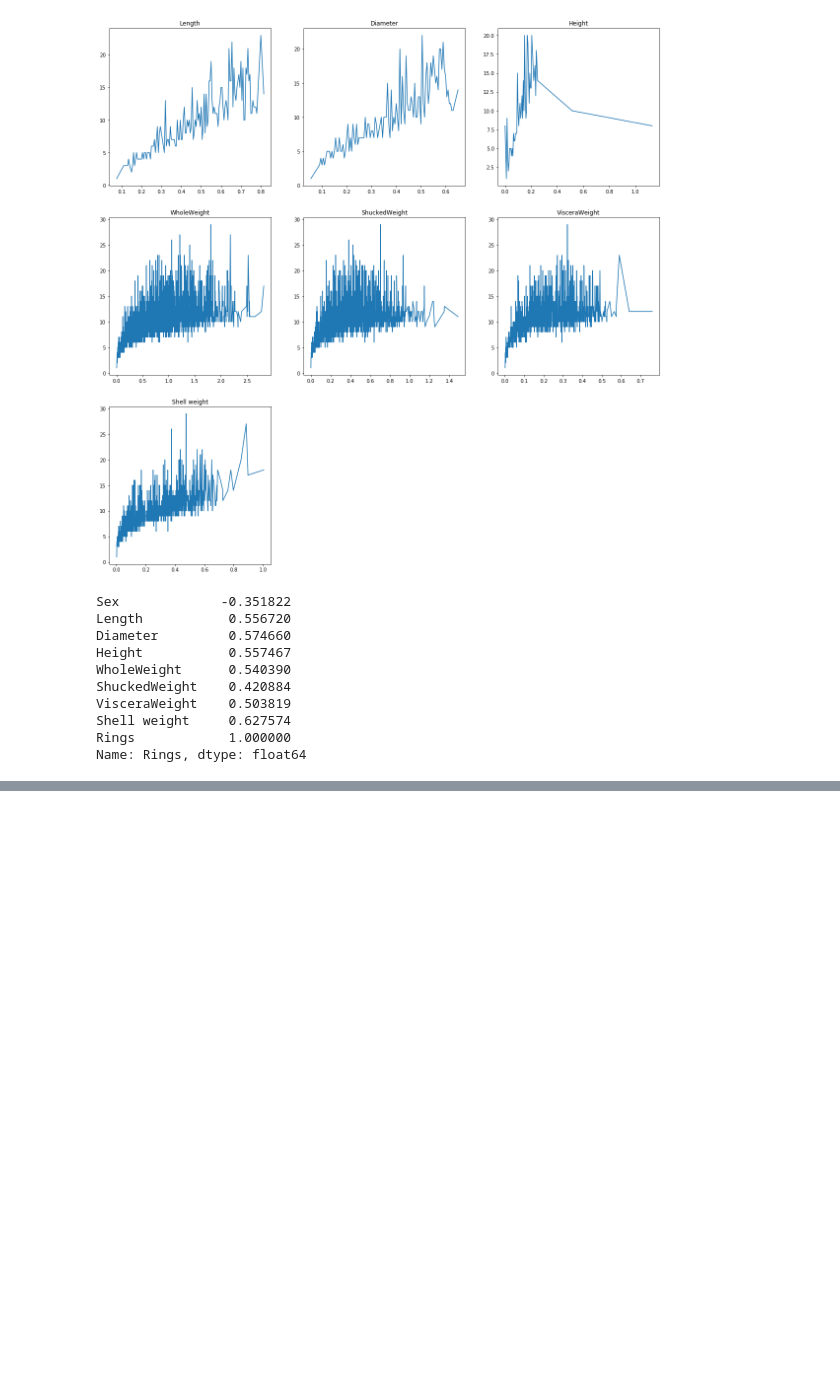
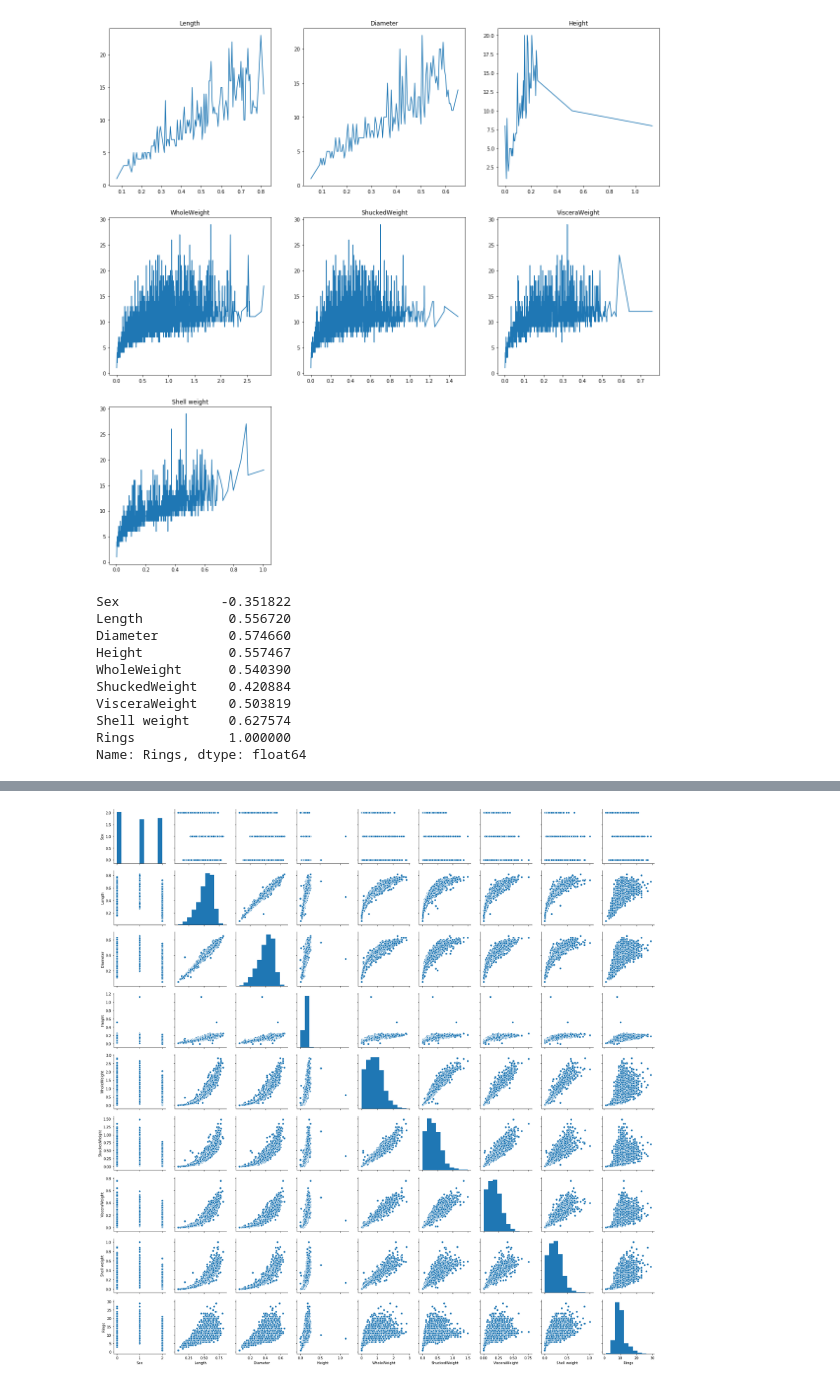
Before and after one commit to betrayers000/Machine_Learning, a Jupyter notebook: project/Regression/DataAnalysis.ipynb, the cells around one changed output, grey strips where cells are left out. Cells and saved outputs as stored; diff of their text form; code cells hidden in the pictures; blank space fills up the shorter version.

```diff
--- a/project/Regression/DataAnalysis.ipynb
+++ b/project/Regression/DataAnalysis.ipynb
@@ -106,0 +120,4 @@ Name: Rings, dtype: float64
+# %%
+g = sns.pairplot(data)
+# %% [output]
+[figure, added]
```
Also changed, not shown: parts of 2 cells of this notebook, 3 other files.
